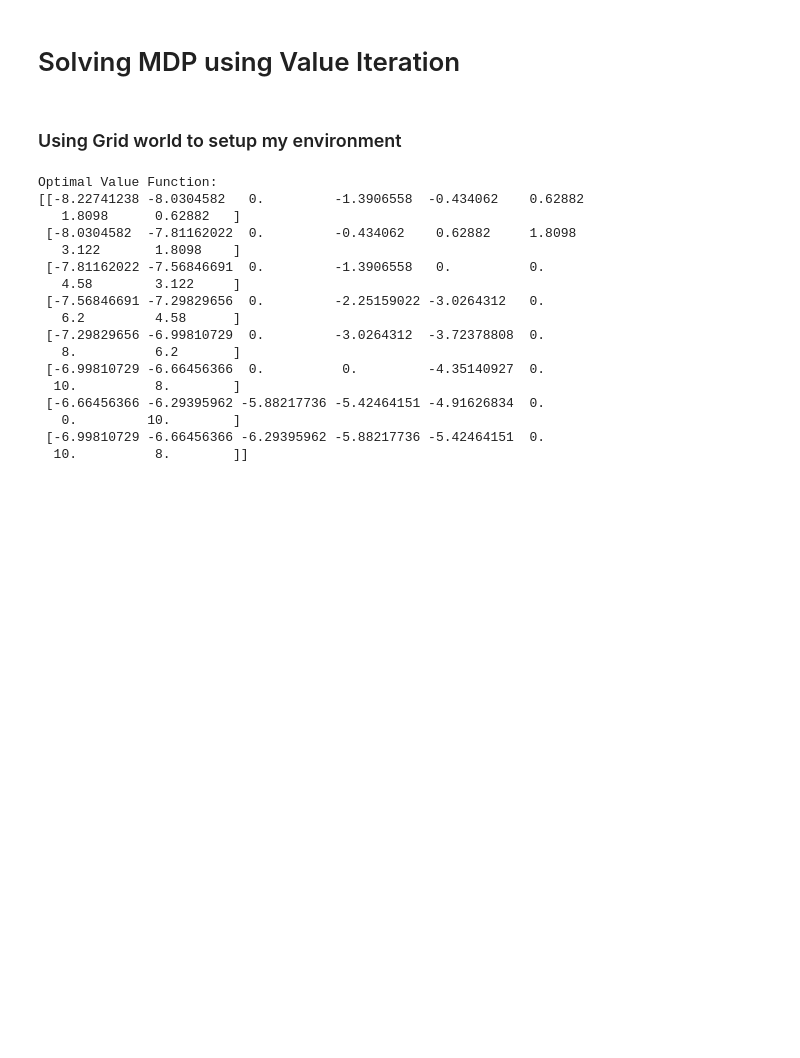
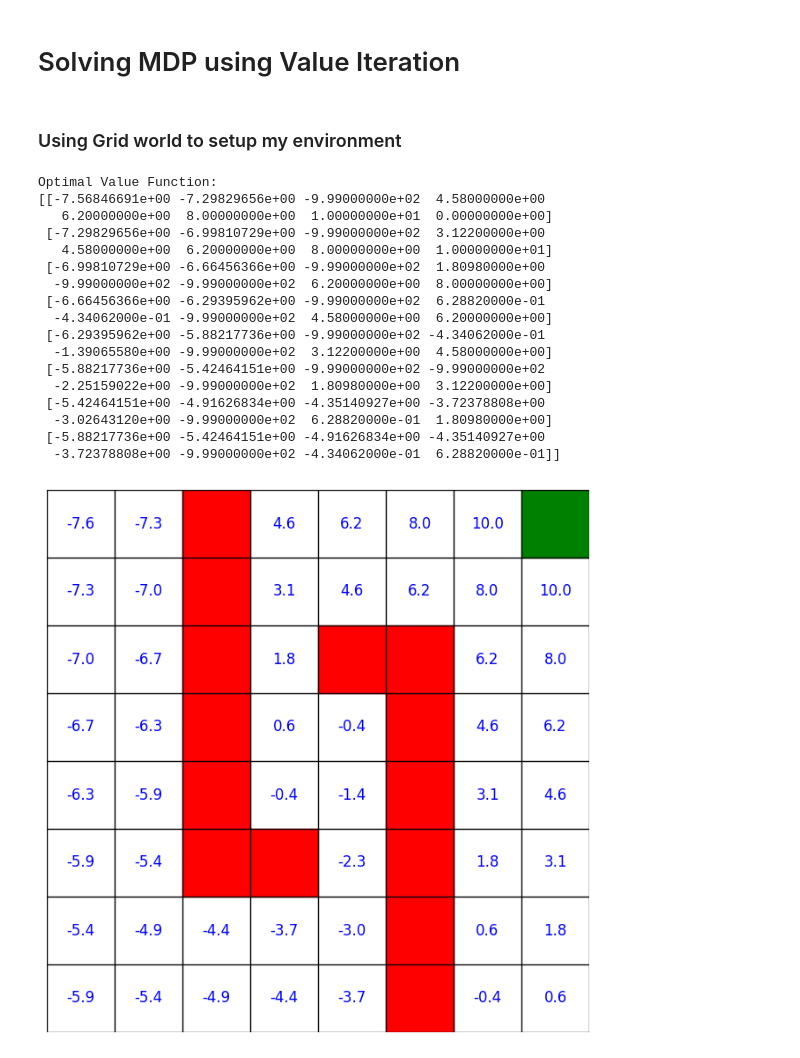
Before and after one commit to keyurborad5/Value-iteration-on-MDP, a Jupyter notebook: Value_iteration.ipynb, the cells around one changed output. Cells and saved outputs as stored; diff of their text form; code cells hidden in the pictures; blank space fills up the shorter version.

Commit message:
Added Visual grid - Updated the code with visual grid and values mentioned on it

```diff
--- a/Value_iteration.ipynb
+++ b/Value_iteration.ipynb
@@ -54,9 +54,11 @@ class GridWorld:
 
             for row in range(self.rows):
                 for col in range(self.cols):
-                    if (row, col) in self.obstacles or (row, col) == self.goal:
+                    if (row, col) in self.obstacles:
+                        new_values[row][col]=-999
                         continue
-
+                    if (row,col)==self.goal:
+                        continue
                     max_value = float('-inf')
                     for action in actions:
                         if not self.is_valid_action((row, col), action):
@@ -79,8 +81,8 @@ class GridWorld:
 # Define grid world parameters
 rows = 8
 cols = 8
-start = (1, 1)
-goal = (6, 6)
+start = (4, 3)
+goal = (0, 7)
 obstacles = [(0, 2),(1, 2),(2, 2),(3, 2),(4, 2),(5, 2),
             (2, 5), (3, 5), (4, 5), (5, 5), (6, 5), (7, 5),
              (5,3),
@@ -97,19 +99,19 @@ print("Optimal Value Function:")
 print(optimal_values)
 # %% [output]
 Optimal Value Function:
-[[-8.22741238 -8.0304582   0.         -1.3906558  -0.434062    0.62882
-   1.8098      0.62882   ]
- [-8.0304582  -7.81162022  0.         -0.434062    0.62882     1.8098
-   3.122       1.8098    ]
- [-7.81162022 -7.56846691  0.         -1.3906558   0.          0.
-   4.58        3.122     ]
- [-7.56846691 -7.29829656  0.         -2.25159022 -3.0264312   0.
-   6.2         4.58      ]
- [-7.29829656 -6.99810729  0.         -3.0264312  -3.72378808  0.
-   8.          6.2       ]
- [-6.99810729 -6.66456366  0.          0.         -4.35140927  0.
-  10.          8.        ]
- [-6.66456366 -6.29395962 -5.88217736 -5.42464151 -4.91626834  0.
-   0.         10.        ]
- [-6.99810729 -6.66456366 -6.29395962 -5.88217736 -5.42464151  0.
-  10.          8.        ]]
+[[-7.56846691e+00 -7.29829656e+00 -9.99000000e+02  4.58000000e+00
+   6.20000000e+00  8.00000000e+00  1.00000000e+01  0.00000000e+00]
+ [-7.29829656e+00 -6.99810729e+00 -9.99000000e+02  3.12200000e+00
+   4.58000000e+00  6.20000000e+00  8.00000000e+00  1.00000000e+01]
+ [-6.99810729e+00 -6.66456366e+00 -9.99000000e+02  1.80980000e+00
+  -9.99000000e+02 -9.99000000e+02  6.20000000e+00  8.00000000e+00]
+ [-6.66456366e+00 -6.29395962e+00 -9.99000000e+02  6.28820000e-01
+  -4.34062000e-01 -9.99000000e+02  4.58000000e+00  6.20000000e+00]
+ [-6.29395962e+00 -5.88217736e+00 -9.99000000e+02 -4.34062000e-01
+  -1.39065580e+00 -9.99000000e+02  3.12200000e+00  4.58000000e+00]
+ [-5.88217736e+00 -5.42464151e+00 -9.99000000e+02 -9.99000000e+02
+  -2.25159022e+00 -9.99000000e+02  1.80980000e+00  3.12200000e+00]
+ [-5.42464151e+00 -4.91626834e+00 -4.35140927e+00 -3.72378808e+00
+  -3.02643120e+00 -9.99000000e+02  6.28820000e-01  1.80980000e+00]
+ [-5.88217736e+00 -5.42464151e+00 -4.91626834e+00 -4.35140927e+00
+  -3.72378808e+00 -9.99000000e+02 -4.34062000e-01  6.28820000e-01]]
@@ -134,0 +118,33 @@ Optimal Value Function:
+# %%
+import matplotlib
+import matplotlib.pyplot as plt
+fig, ax = plt.subplots(figsize=(8, 8))
+
+# Plot the grid values
+for i in range(rows):
+    for j in range(cols):
+        value = optimal_values[i, j]
+        if value == -999:
+            ax.add_patch(matplotlib.patches.Rectangle((j, rows - i - 1), 1, 1, color="red"))  # Obstacles
+        elif value == 0:
+            ax.add_patch(matplotlib.patches.Rectangle((j, rows - i - 1), 1, 1, color="green"))  # Obstacles
+        else:
+            ax.text(j + 0.5, rows - i - 1 + 0.5, f"{value:.1f}",
+                    ha="center", va="center", fontsize=12, color="blue")
+
+# Draw grid lines
+for x in range(cols + 1):
+    ax.axvline(x, color='black', linewidth=1)
+for y in range(rows + 1):
+    ax.axhline(y, color='black', linewidth=1)
+
+# Set axis limits and aspect ratio
+ax.set_xlim(0, cols)
+ax.set_ylim(0, rows)
+ax.set_aspect('equal')
+ax.axis('off')
+
+# Show the plot
+plt.show()
+# %% [output]
+[figure, added]
```
Also changed, not shown: parts of 2 cells of this notebook.
